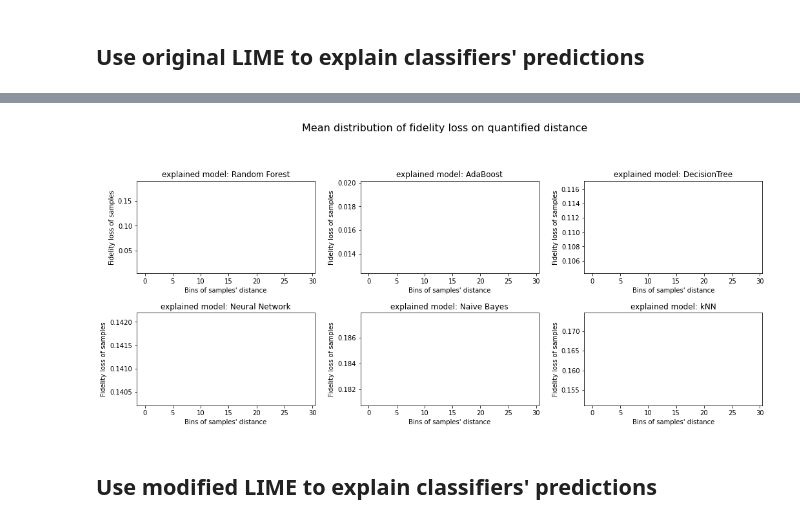
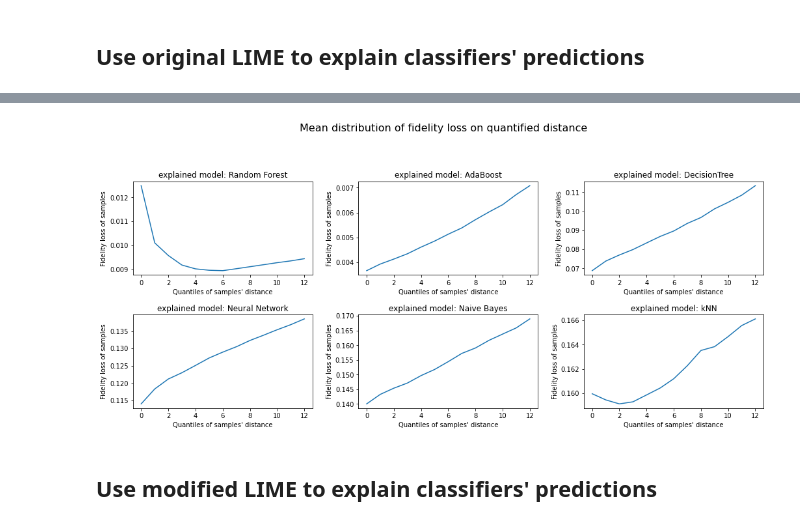
Before and after one commit to vonHousen/lime, a Jupyter notebook: doc/mod/notebooks/EfficiencyTest_Mushrooms.ipynb, the cells around one changed output, grey strips where cells are left out. Drawn from its saved outputs; the diff is of its cells as text; code cells hidden in the pictures.

```diff
--- a/doc/mod/notebooks/EfficiencyTest_Mushrooms.ipynb
+++ b/doc/mod/notebooks/EfficiencyTest_Mushrooms.ipynb
@@ -185,7 +194,7 @@ postprocessor_default.plot_fidelity_losses_on_generated_data()
 # %%
-postprocessor_default.plot_fidelity_loss_distribution(domain_unit="Bins")
+postprocessor_default.plot_fidelity_loss_distribution(domain_unit="Quantiles")
 # %% [output]
-[figure, old version]
+[figure, new version]
 # %% [markdown]
 
 
```
Also changed, not shown: parts of 25 cells of this notebook, 22 other files.
